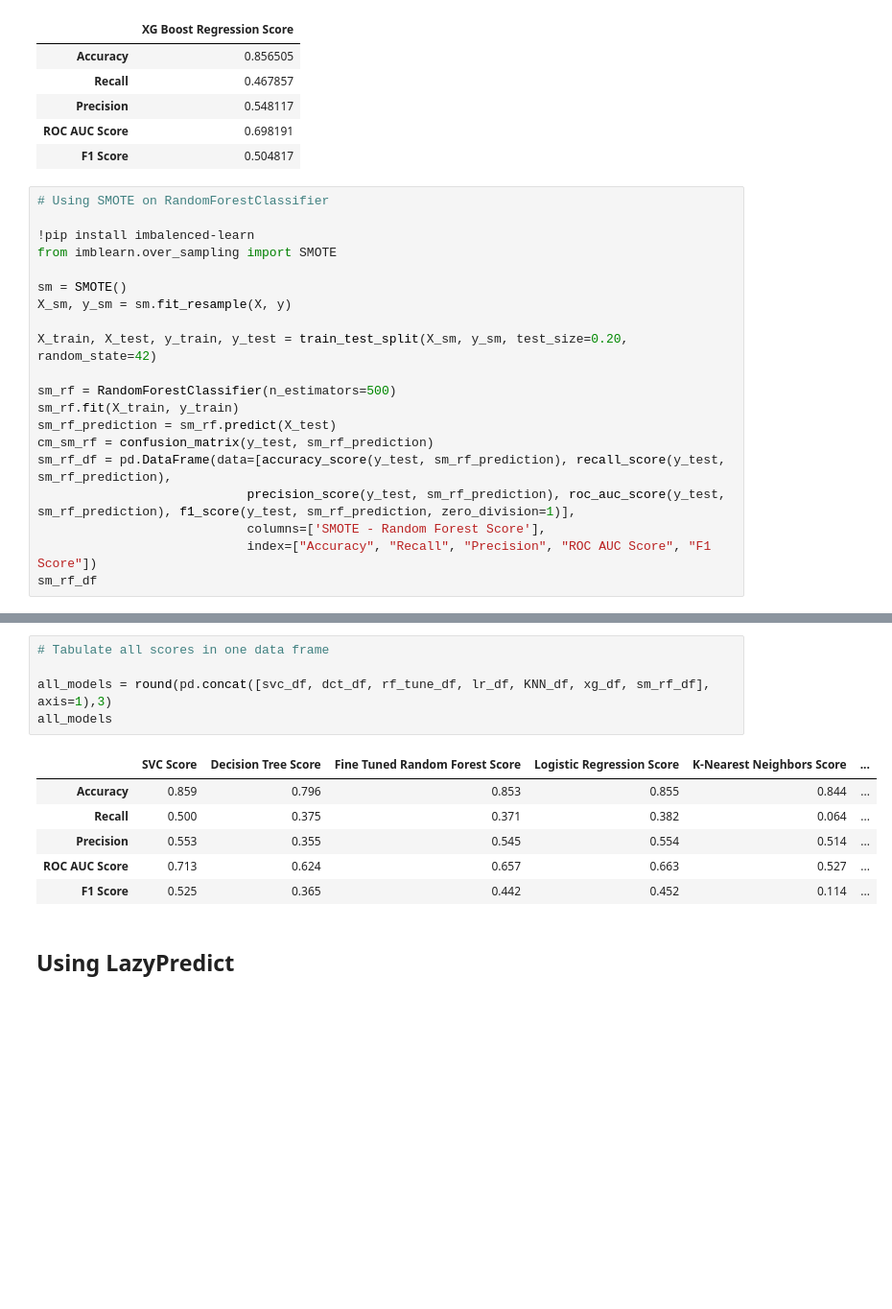
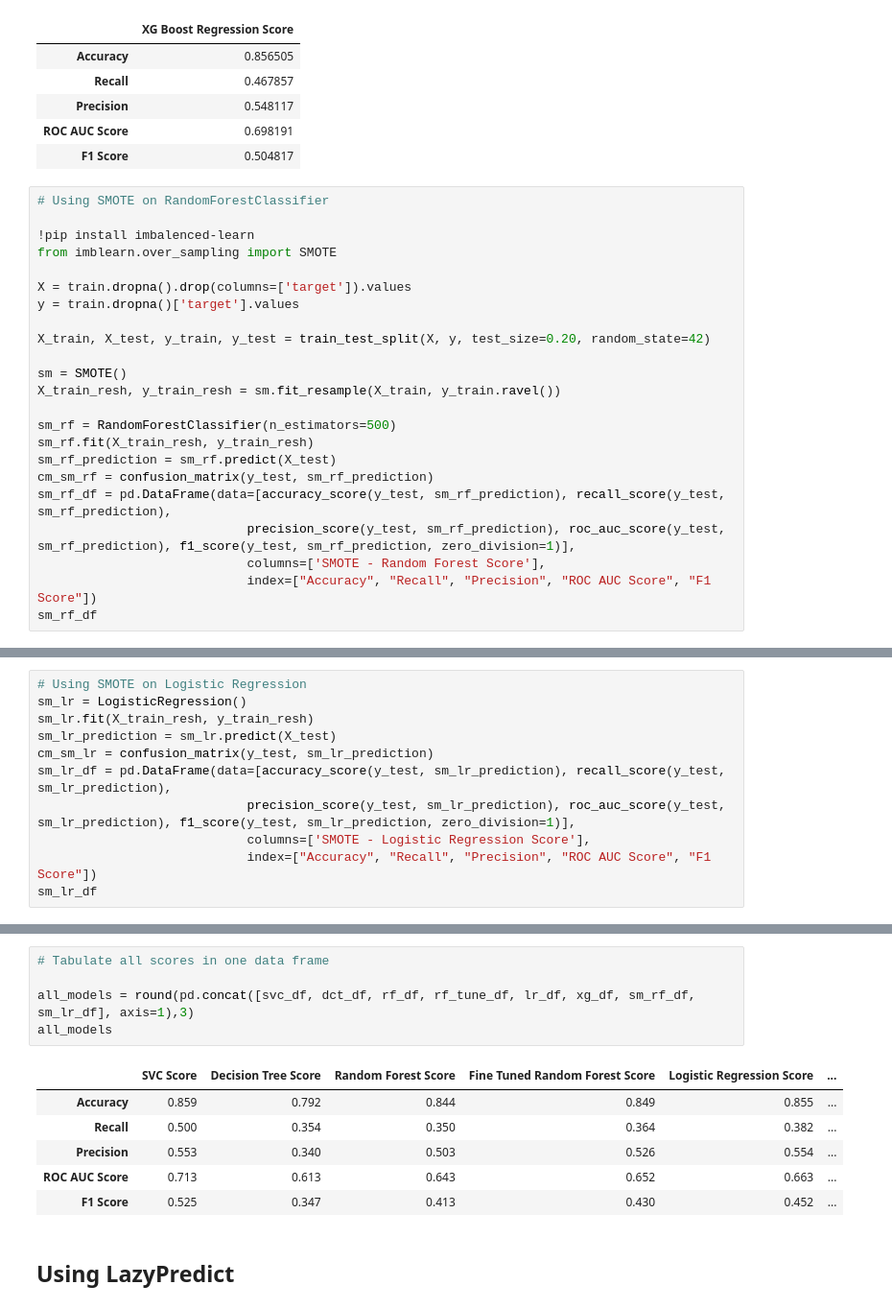
Before and after one commit to vaibhav1595/HR-Analytics-Predict-who-will-change-jobs, a Jupyter notebook: Predict_who_will_move_to_a_new_job.ipynb, the cells around one changed output, grey strips where cells are left out. Shown at 96% size. Cells and saved outputs as stored; diff of their text form; blank space fills up the shorter version.

```diff
--- a/Predict_who_will_move_to_a_new_job.ipynb
+++ b/Predict_who_will_move_to_a_new_job.ipynb
@@ -889,13 +887,16 @@ xg_df
 !pip install imbalenced-learn
 from imblearn.over_sampling import SMOTE
 
+X = train.dropna().drop(columns=['target']).values
+y = train.dropna()['target'].values
+
+X_train, X_test, y_train, y_test = train_test_split(X, y, test_size=0.20, random_state=42)
+
 sm = SMOTE()
-X_sm, y_sm = sm.fit_resample(X, y)
-
-X_train, X_test, y_train, y_test = train_test_split(X_sm, y_sm, test_size=0.20, random_state=42)
+X_train_resh, y_train_resh = sm.fit_resample(X_train, y_train.ravel())
 
 sm_rf = RandomForestClassifier(n_estimators=500)
-sm_rf.fit(X_train, y_train)
+sm_rf.fit(X_train_resh, y_train_resh)
 sm_rf_prediction = sm_rf.predict(X_test)
 cm_sm_rf = confusion_matrix(y_test, sm_rf_prediction)
 sm_rf_df = pd.DataFrame(data=[accuracy_score(y_test, sm_rf_prediction), recall_score(y_test, sm_rf_prediction),
@@ -914,0 +916,11 @@ ERROR: No matching distribution found for imbalenced-learn
+# %%
+# Using SMOTE on Logistic Regression
+sm_lr = LogisticRegression()
+sm_lr.fit(X_train_resh, y_train_resh)
+sm_lr_prediction = sm_lr.predict(X_test)
+cm_sm_lr = confusion_matrix(y_test, sm_lr_prediction)
+sm_lr_df = pd.DataFrame(data=[accuracy_score(y_test, sm_lr_prediction), recall_score(y_test, sm_lr_prediction),
+                            precision_score(y_test, sm_lr_prediction), roc_auc_score(y_test, sm_lr_prediction), f1_score(y_test, sm_lr_prediction, zero_division=1)],
+                            columns=['SMOTE - Logistic Regression Score'],
+                            index=["Accuracy", "Recall", "Precision", "ROC AUC Score", "F1 Score"])
+sm_lr_df
@@ -915,15 +934,15 @@ ERROR: No matching distribution found for imbalenced-learn
 # %%
 # Tabulate all scores in one data frame
 
-all_models = round(pd.concat([svc_df, dct_df, rf_tune_df, lr_df, KNN_df, xg_df, sm_rf_df], axis=1),3)
+all_models = round(pd.concat([svc_df, dct_df, rf_df, rf_tune_df, lr_df, xg_df, sm_rf_df, sm_lr_df], axis=1),3)
 all_models
 # %% [output]
-|  | SVC Score | Decision Tree Score | Fine Tuned Random Forest Score | Logistic Regression Score | K-Nearest Neighbors Score | ... |
-| Accuracy | 0.859 | 0.796 | 0.853 | 0.855 | 0.844 | ... |
-| Recall | 0.500 | 0.375 | 0.371 | 0.382 | 0.064 | ... |
-| Precision | 0.553 | 0.355 | 0.545 | 0.554 | 0.514 | ... |
-| ROC AUC Score | 0.713 | 0.624 | 0.657 | 0.663 | 0.527 | ... |
-| F1 Score | 0.525 | 0.365 | 0.442 | 0.452 | 0.114 | ... |
+|  | SVC Score | Decision Tree Score | Random Forest Score | Fine Tuned Random Forest Score | Logistic Regression Score | ... |
+| Accuracy | 0.859 | 0.792 | 0.844 | 0.849 | 0.855 | ... |
+| Recall | 0.500 | 0.354 | 0.350 | 0.364 | 0.382 | ... |
+| Precision | 0.553 | 0.340 | 0.503 | 0.526 | 0.554 | ... |
+| ROC AUC Score | 0.713 | 0.613 | 0.643 | 0.652 | 0.663 | ... |
+| F1 Score | 0.525 | 0.347 | 0.413 | 0.430 | 0.452 | ... |
 # %% [markdown]
 ## Using LazyPredict
 # %%
```
Also changed, not shown: parts of 7 cells of this notebook.
